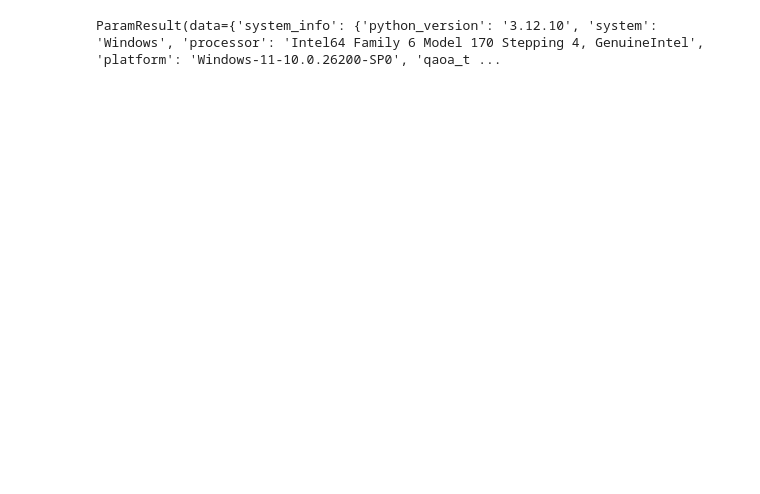
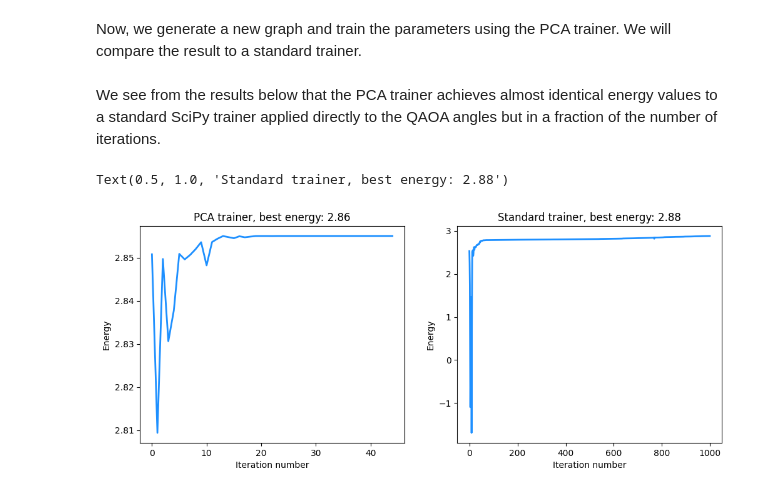
Before and after one commit to qiskit-community/qaoa_training_pipeline, a Jupyter notebook: how_tos/pca_qaoa.ipynb, the cells around one changed output. Drawn from its saved outputs; the diff is of its cells as text; code cells hidden in the pictures; blank space fills up the shorter version.

```diff
--- a/how_tos/pca_qaoa.ipynb
+++ b/how_tos/pca_qaoa.ipynb
@@ -37,4 +40,6 @@ from qaoa_training_pipeline.training import QAOAPCA
 from qaoa_training_pipeline.training.data_loading import TrivialDataLoader
 # %%
 data_loader = TrivialDataLoader(results)
-pca_trainer = QAOAPCA(data_loader, num_components=2, evaluator=StatevectorEvaluator())
+num_components = 2
+
+pca_trainer = QAOAPCA(data_loader, num_components=num_components, evaluator=StatevectorEvaluator())
@@ -41,7 +59,21 @@ pca_trainer = QAOAPCA(data_loader, num_components=2, evaluator=StatevectorEvalua
+# %% [markdown]
+Now, we generate a new graph and train the parameters using the PCA trainer. We will compare the result to a standard trainer.
 # %%
 new_graph = nx.erdos_renyi_graph(n=num_nodes, p=0.5, seed=2*num_instances)
 new_cost_op = graph_to_operator(new_graph, pre_factor=-0.5)
 # %%
-pca_trainer.train(new_cost_op, params0=[0, 0])
+pca_result = pca_trainer.train(new_cost_op, params0=[0]*num_components)
-# %% [output]
-ParamResult(data={'system_info': {'python_version': '3.12.10', 'system': 'Windows', 'processor': 'Intel64 Family 6 Model 170 Stepping 4, GenuineIntel', 'platform': 'Windows-11-10.0.26200-SP0', 'qaoa_t ...
+# %%
+result1 = trainer1.train(new_cost_op, reps=qaoa_depth)
+result2 = trainer2.train(new_cost_op, params0=result1["optimized_params"])
+# %% [markdown]
+We see from the results below that the PCA trainer achieves almost identical energy values to a standard SciPy trainer applied directly to the QAOA angles but in a fraction of the number of iterations.
+# %%
+fig, axis = plt.subplots(1, 2, figsize=(12, 4.5))
+pca_trainer.plot(fig=fig, axis=axis[0])
+trainer2.plot(fig=fig, axis=axis[1])
+axis[0].set_title(f"PCA trainer, best energy: {pca_result['energy']:.2f}")
+axis[1].set_title(f"Standard trainer, best energy: {result2['energy']:.2f}")
+# %% [output]
+Text(0.5, 1.0, 'Standard trainer, best energy: 2.88')
+[figure, added]
```
Also changed, not shown: parts of 8 cells of this notebook.
